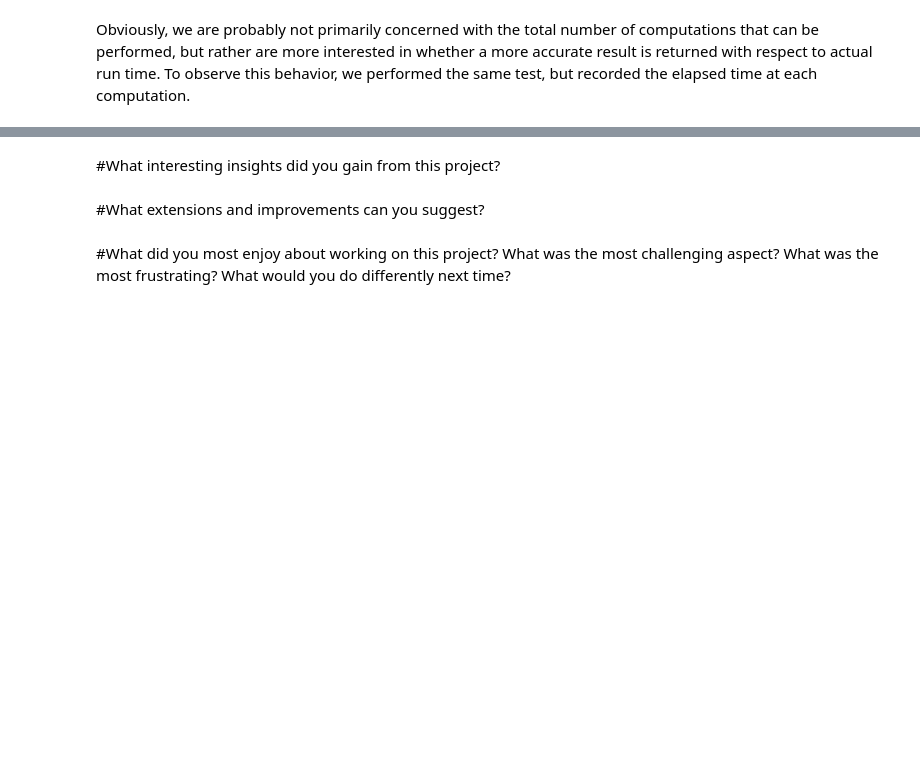
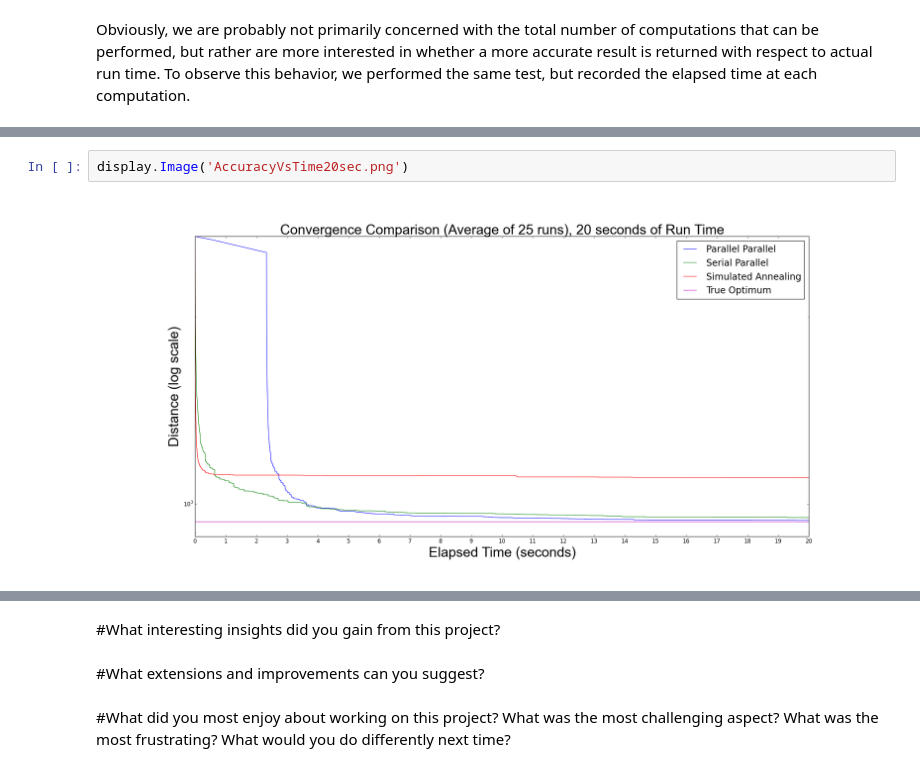
Before and after one commit to dekatzenel/cs205-final-project, a Jupyter notebook: Report.ipynb, the cells around one changed output, grey strips where cells are left out. Saved outputs shown, nothing was run; the diff lists cells and outputs as text; blank space fills up the shorter version.

```diff
--- a/Report.ipynb
+++ b/Report.ipynb
@@ -131,0 +128,4 @@ np.int(1.5)
+# %%
+display.Image('AccuracyVsTime20sec.png')
+# %% [output]
+[figure, added]
```
Also changed, not shown: parts of 32 cells of this notebook.
